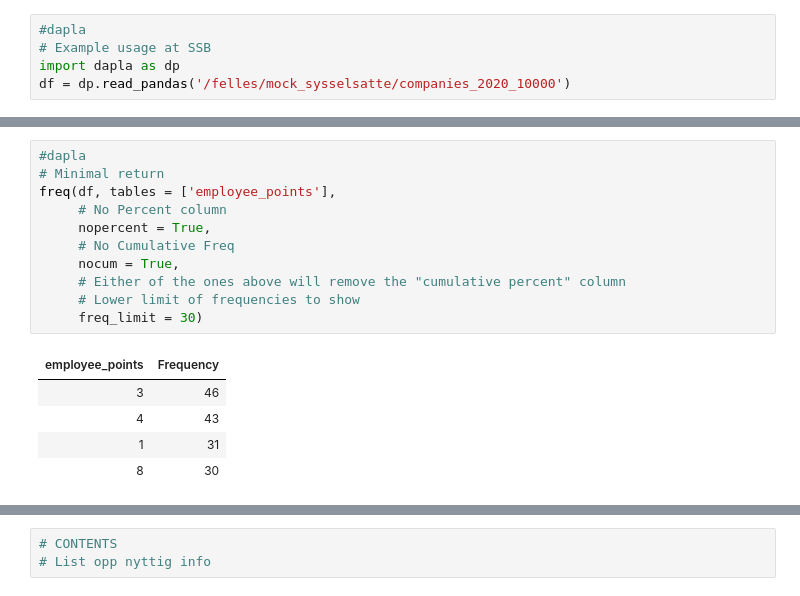
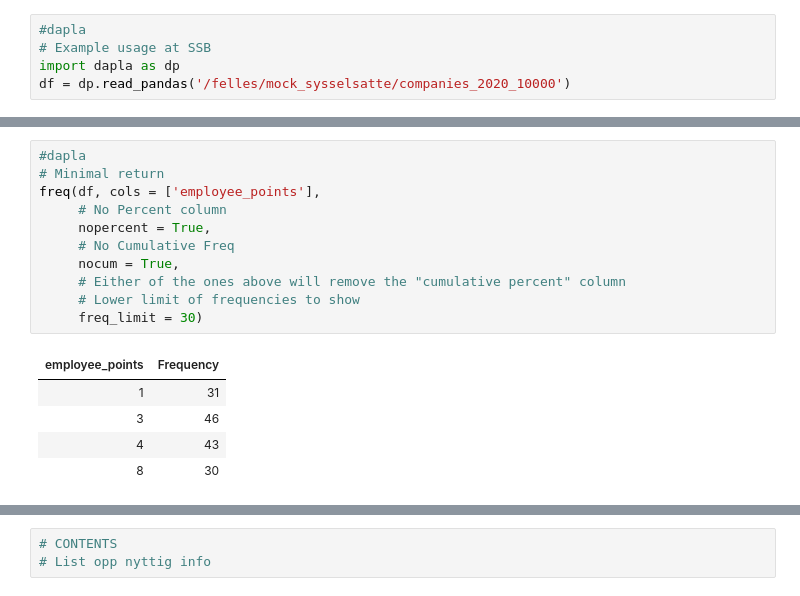
Before and after one commit to statisticsnorway/ssb-utdanning, a Jupyter notebook: 04_proc.ipynb, the cells around one changed output, grey strips where cells are left out. Drawn from its saved outputs; the diff is of its cells as text.

```diff
--- a/04_proc.ipynb
+++ b/04_proc.ipynb
@@ -123,17 +186,17 @@ region_code * employee_points
 # %%
 #dapla
 # Minimal return
-freq(df, tables = ['employee_points'],
+freq(df, cols = ['employee_points'],
      # No Percent column
      nopercent = True,
      # No Cumulative Freq
      nocum = True,
      # Either of the ones above will remove the "cumulative percent" column
      # Lower limit of frequencies to show
      freq_limit = 30)
 # %% [output]
 | employee_points | Frequency |
+| 1 | 31 |
 | 3 | 46 |
 | 4 | 43 |
-| 1 | 31 |
 | 8 | 30 |
```
Also changed, not shown: parts of 7 cells of this notebook, 1 other file.
